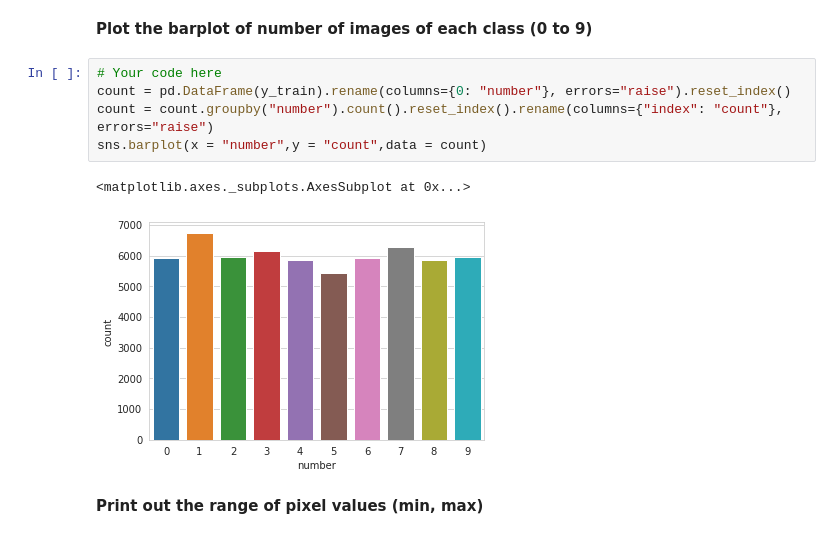
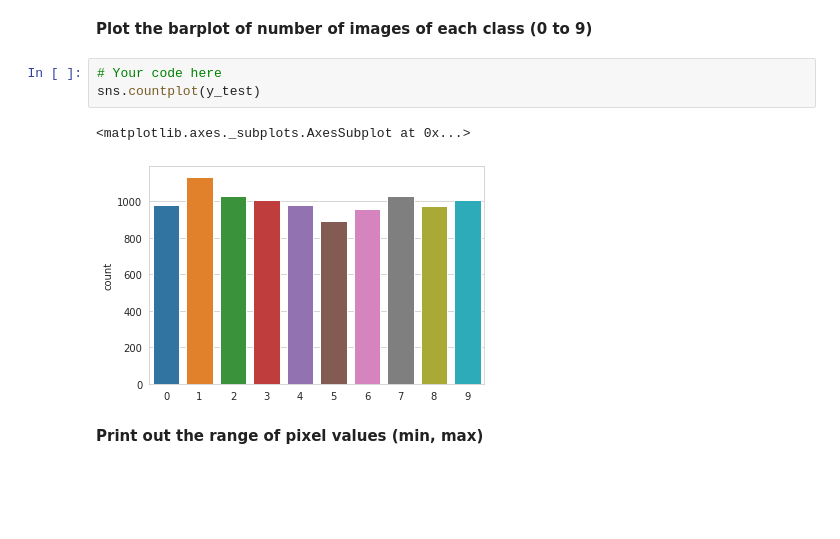
Before and after one commit to theanhvu1998/VuTheAnh_Assignment, a Jupyter notebook: Weekly_Project_MNIST.ipynb, the cells around one changed output. Drawn from its saved outputs; the diff is of its cells as text; blank space fills up the shorter version.

```diff
--- a/Weekly_Project_MNIST.ipynb
+++ b/Weekly_Project_MNIST.ipynb
@@ -76,14 +76,12 @@ plot_images(images, labels)
 [figure]
 # %% [markdown]
 **Plot the barplot of number of images of each class (0 to 9)**
-# %%
-# Your code here
-count = pd.DataFrame(y_train).rename(columns={0: "number"}, errors="raise").reset_index()
-count = count.groupby("number").count().reset_index().rename(columns={"index": "count"}, errors="raise")
-sns.barplot(x = "number",y = "count",data = count)
-# %% [output]
-<matplotlib.axes._subplots.AxesSubplot at 0x...>
-[figure, removed]
+# %%
+# Your code here
+sns.countplot(y_test)
+# %% [output]
+<matplotlib.axes._subplots.AxesSubplot at 0x...>
+[figure, added]
 # %% [markdown]
 **Print out the range of pixel values (min, max)**
 # %%
```
Also changed, not shown: parts of 3 cells of this notebook.
